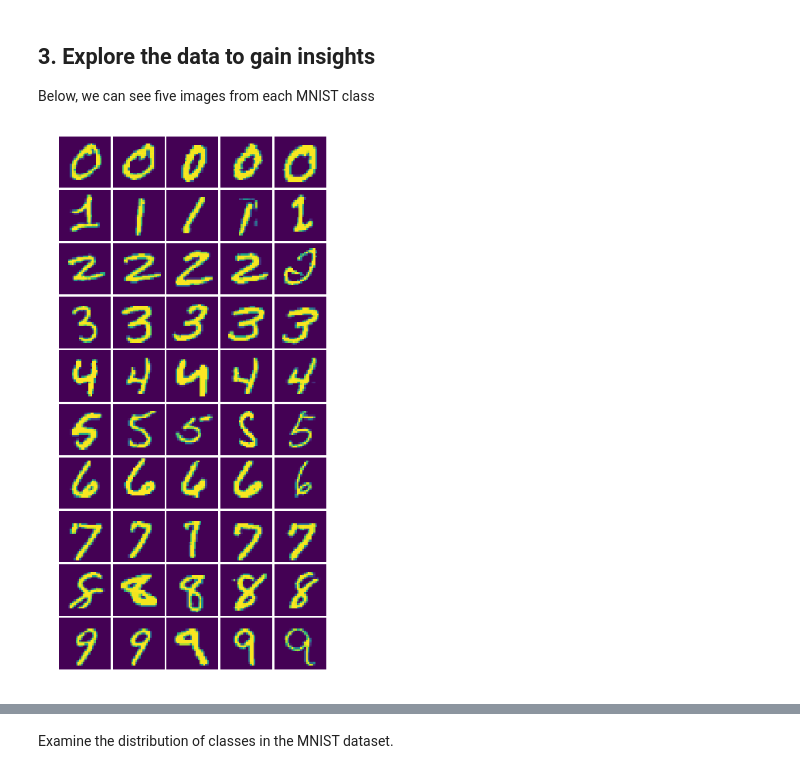
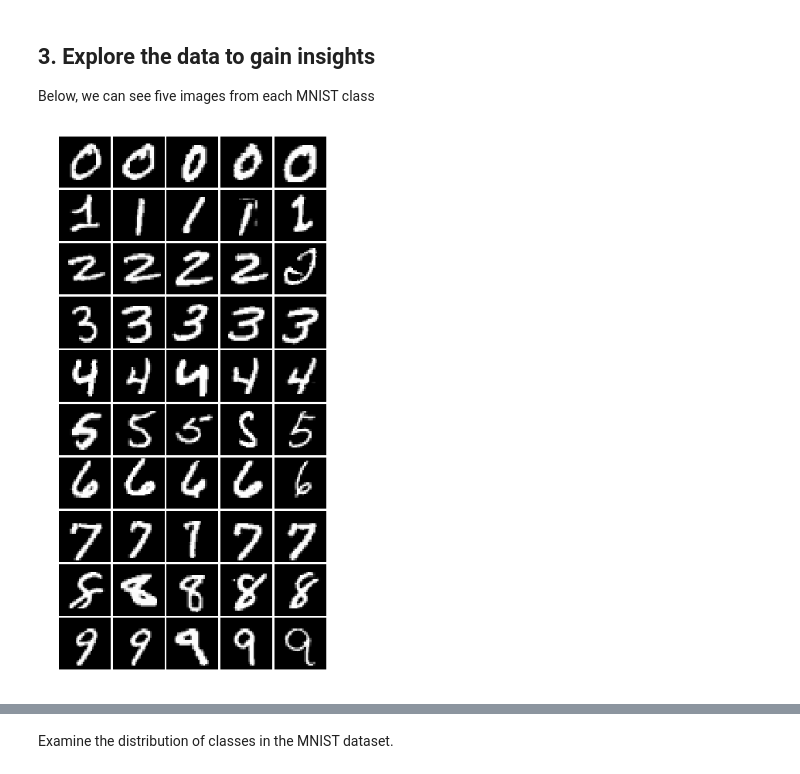
Before and after one commit to ElersA/DCGAN-MNIST, a Jupyter notebook: Project.ipynb, the cells around one changed output, grey strips where cells are left out. Drawn from its saved outputs; the diff is of its cells as text; code cells hidden in the pictures.

```diff
--- a/Project.ipynb
+++ b/Project.ipynb
@@ -40,5 +50,5 @@ Lookup kNN for performance measurement
 ## 2. Get the Data
 Fetch the data
 # %%
-mnist = keras.datasets.mnist
+mnist = tf.keras.datasets.mnist
 (train_imgs, train_labels), (_, _) = mnist.load_data()
@@ -60,16 +66,16 @@ Below, we can see five images from each MNIST class
 # %%
 fig = plt.figure(figsize=(12,12))
 plt.subplots_adjust(left=0.4, bottom=0.1, right=0.8, top=0.9, wspace=0.05, hspace=0.01)
 
 currentClass = 0 # Decides which MNIST class to print
 
 for i in range(1, 51):
     imageIdx = np.nonzero(train_labels == currentClass)[0] # This finds the indices of specific classes
     imgToPrint = imageIdx[i-1]
-    fig.add_subplot(10,5,i).imshow(train_imgs[imgToPrint,:,:])
+    fig.add_subplot(10,5,i).imshow(train_imgs[imgToPrint,:,:], cmap="gray")
     plt.axis("off")
 
     if i % 5 == 0:
         currentClass += 1 # Go to next class
 # %% [output]
-[figure, old version]
+[figure, new version]
```
Also changed, not shown: parts of 34 cells of this notebook.
